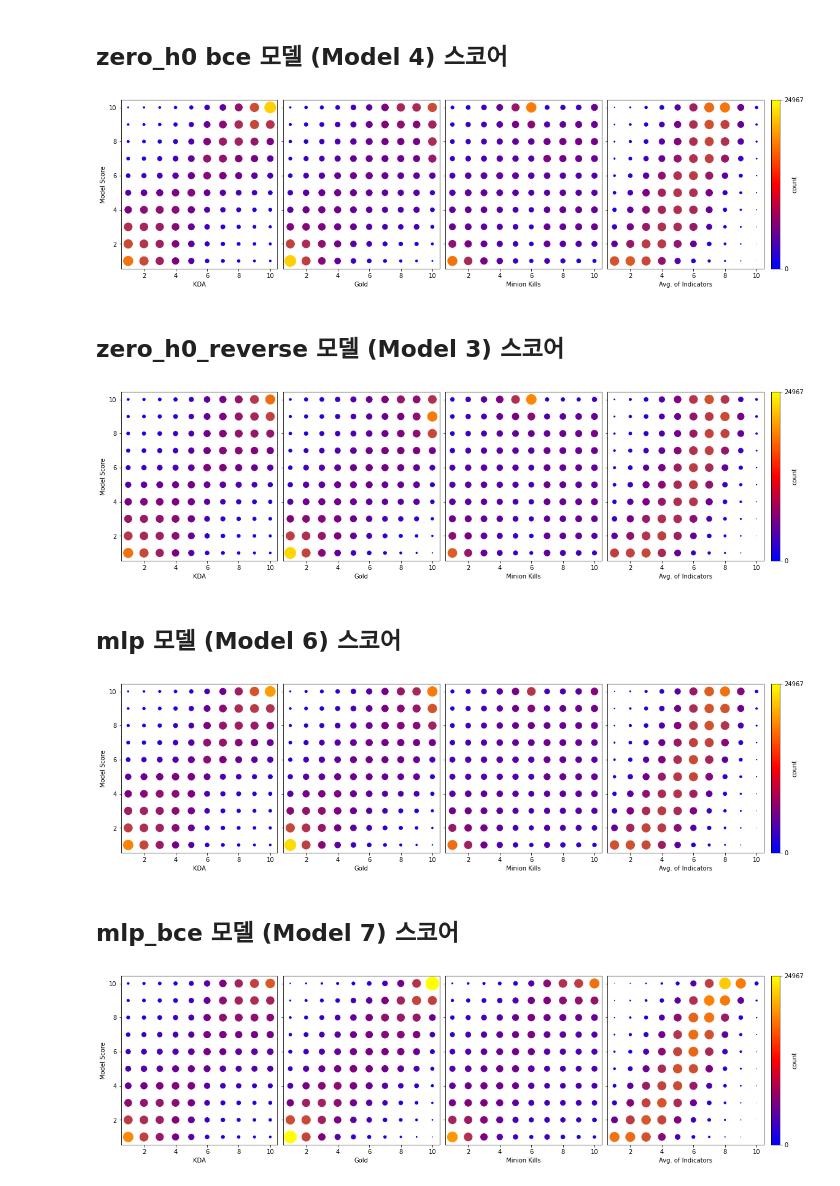
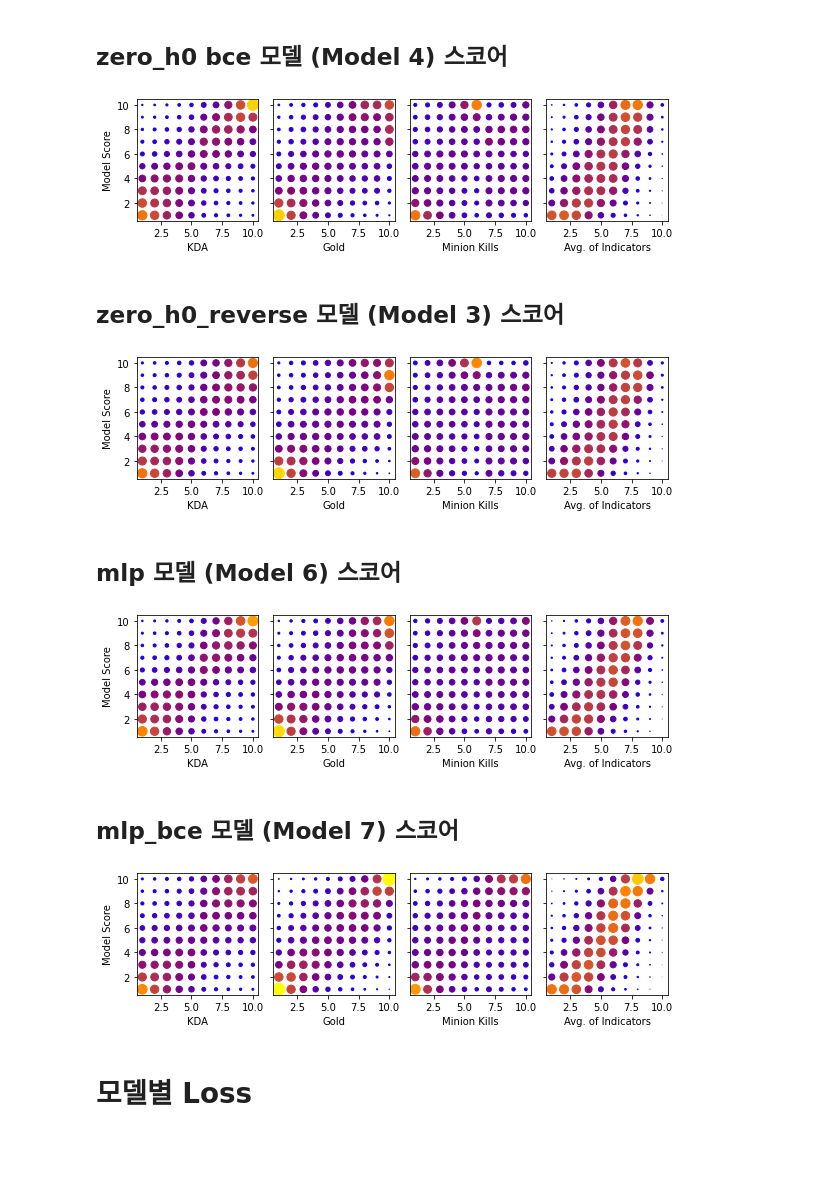
Before and after one commit to ThrypsisJ/Action2Score, a Jupyter notebook: analysis_rank.ipynb, the cells around one changed output. Drawn from its saved outputs; the diff is of its cells as text; code cells hidden in the pictures; blank space fills up the shorter version.

```diff
--- a/analysis_rank.ipynb
+++ b/analysis_rank.ipynb
@@ -9,7 +9,7 @@ import matplotlib.cm as cm
 from matplotlib.colors import LinearSegmentedColormap
 from tqdm import tqdm
 
-df = pd.read_feather('./experiment/analysis_result.ftr')
+df = pd.read_feather('./experiment/data_to_analysis/analysis_result.ftr')
 models = df.columns[6:-2]
 categories = ('kda', 'gold', 'creep', 'avg')
 labels = ('KDA', 'Gold', 'Minion Kills', 'Avg. of Indicators')
@@ -101,84 +98,78 @@ cbar.set_ticklabels(['0', f'{max_count}'])
 # %% [markdown]
 ## zero_h0 bce 모델 (Model 4) 스코어
 # %%
-fig, axes = plt.subplots(1, len(categories), figsize=(4*len(categories), 4.4), sharey=True, constrained_layout=True)
+cols = 4
+rows = int(len(categories)/cols) + (len(categories)%cols != 0)
+fig, axes = plt.subplots(rows, cols, figsize=(2*cols, 2.2*rows), sharey=True, constrained_layout=True)
 
 axis_x, axis_y = zip(*[(x+1, y+1) for y in range(10) for x in range(10)])
 dfs = [analysis['zero_h0_bce'][cat] for cat in categories]
 for i in range(len(categories)):
     count = [dfs[i][x][y] for x in range(10) for y in range(10)]
-    size = count/max_count*500
+    size = count/max_count*180
 
     color = [(min(2*c/max_count, 1), min(max(2*c/max_count-0.5, 0), 1), (max(1-2*(c/max_count), 0))) for c in count]
     axes[i].set_xlabel(labels[i])
-    if i==0: axes[i].set_ylabel('Model Score')
+    if i%cols==0: axes[i].set_ylabel('Model Score')
     axes[i].scatter(x=axis_x, y=axis_y, s=size, c=color)
-
-cbar = plt.colorbar(cm.ScalarMappable(cmap=cmap), ticks=[0, 1])
-cbar.set_label(label='count', labelpad=-20)
-cbar.set_ticklabels(['0', f'{max_count}'])
 # %% [output]
-[figure, old version]
+[figure, new version]
 # %% [markdown]
 ## zero_h0_reverse 모델 (Model 3) 스코어
 # %%
-fig, axes = plt.subplots(1, len(categories), figsize=(4*len(categories), 4.4), sharey=True, constrained_layout=True)
+cols = 4
+rows = int(len(categories)/cols) + (len(categories)%cols != 0)
+fig, axes = plt.subplots(rows, cols, figsize=(2*cols, 2.2*rows), sharey=True, constrained_layout=True)
 
 axis_x, axis_y = zip(*[(x+1, y+1) for y in range(10) for x in range(10)])
 dfs = [analysis['zero_h0_reverse'][cat] for cat in categories]
 for i in range(len(categories)):
     count = [dfs[i][x][y] for x in range(10) for y in range(10)]
-    size = count/max_count*500
+    size = count/max_count*180
 
     color = [(min(2*c/max_count, 1), min(max(2*c/max_count-0.5, 0), 1), (max(1-2*(c/max_count), 0))) for c in count]
     axes[i].set_xlabel(labels[i])
-    if i==0: axes[i].set_ylabel('Model Score')
+    if i%cols==0: axes[i].set_ylabel('Model Score')
     axes[i].scatter(x=axis_x, y=axis_y, s=size, c=color)
-
-cbar = plt.colorbar(cm.ScalarMappable(cmap=cmap), ticks=[0, 1])
-cbar.set_label(label='count', labelpad=-20)
-cbar.set_ticklabels(['0', f'{max_count}'])
 # %% [output]
-[figure, old version]
+[figure, new version]
 # %% [markdown]
 ## mlp 모델 (Model 6) 스코어
 # %%
-fig, axes = plt.subplots(1, len(categories), figsize=(4*len(categories), 4.4), sharey=True, constrained_layout=True)
+cols = 4
+rows = int(len(categories)/cols) + (len(categories)%cols != 0)
+fig, axes = plt.subplots(rows, cols, figsize=(2*cols, 2.2*rows), sharey=True, constrained_layout=True)
 
 axis_x, axis_y = zip(*[(x+1, y+1) for y in range(10) for x in range(10)])
 dfs = [analysis['mlp'][cat] for cat in categories]
 for i in range(len(categories)):
     count = [dfs[i][x][y] for x in range(10) for y in range(10)]
-    size = count/max_count*500
+    size = count/max_count*180
 
     color = [(min(2*c/max_count, 1), min(max(2*c/max_count-0.5, 0), 1), (max(1-2*(c/max_count), 0))) for c in count]
     axes[i].set_xlabel(labels[i])
-    if i==0: axes[i].set_ylabel('Model Score')
+    if i%cols==0: axes[i].set_ylabel('Model Score')
     axes[i].scatter(x=axis_x, y=axis_y, s=size, c=color)
-
-cbar = plt.colorbar(cm.ScalarMappable(cmap=cmap), ticks=[0, 1])
-cbar.set_label(label='count', labelpad=-20)
-cbar.set_ticklabels(['0', f'{max_count}'])
 # %% [output]
-[figure, old version]
+[figure, new version]
 # %% [markdown]
 ## mlp_bce 모델 (Model 7) 스코어
 # %%
-fig, axes = plt.subplots(1, len(categories), figsize=(4*len(categories), 4.4), sharey=True, constrained_layout=True)
+cols = 4
+rows = int(len(categories)/cols) + (len(categories)%cols != 0)
+fig, axes = plt.subplots(rows, cols, figsize=(2*cols, 2.2*rows), sharey=True, constrained_layout=True)
 
 axis_x, axis_y = zip(*[(x+1, y+1) for y in range(10) for x in range(10)])
 dfs = [analysis['mlp_bce'][cat] for cat in categories]
 for i in range(len(categories)):
     count = [dfs[i][x][y] for x in range(10) for y in range(10)]
-    size = count/max_count*500
+    size = count/max_count*180
 
     color = [(min(2*c/max_count, 1), min(max(2*c/max_count-0.5, 0), 1), (max(1-2*(c/max_count), 0))) for c in count]
     axes[i].set_xlabel(labels[i])
-    if i==0: axes[i].set_ylabel('Model Score')
+    if i%cols==0: axes[i].set_ylabel('Model Score')
     axes[i].scatter(x=axis_x, y=axis_y, s=size, c=color)
-
-cbar = plt.colorbar(cm.ScalarMappable(cmap=cmap), ticks=[0, 1])
-cbar.set_label(label='count', labelpad=-20)
-cbar.set_ticklabels(['0', f'{max_count}'])
 # %% [output]
-[figure, old version]
+[figure, new version]
+# %% [markdown]
+# 모델별 Loss
```
Also changed, not shown: parts of 3 cells of this notebook, 2 other files.
